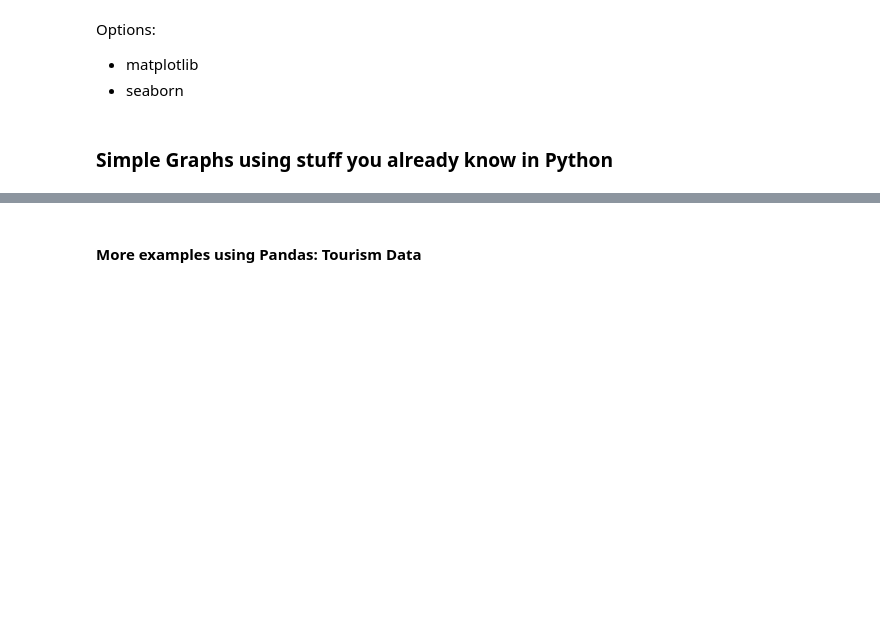
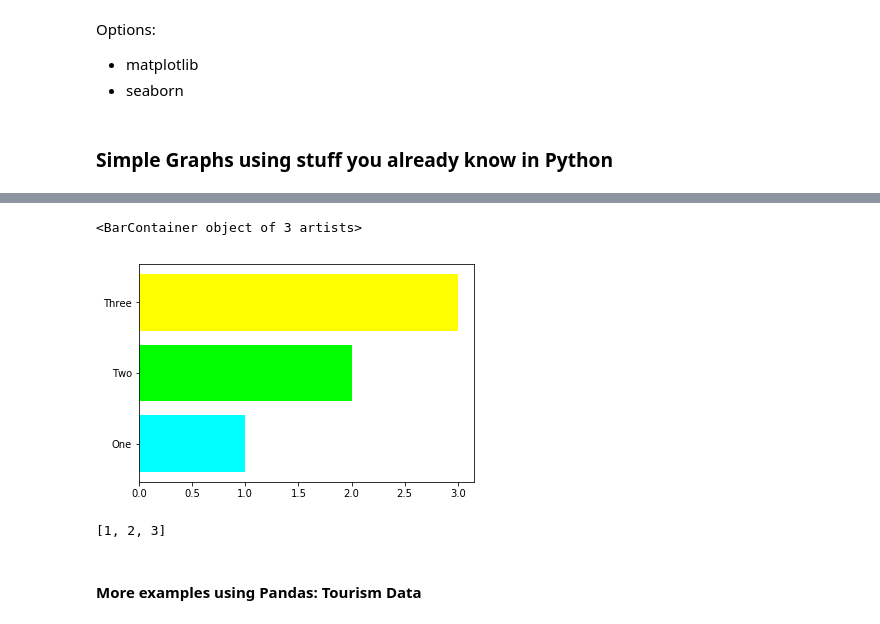
Before and after one commit to jilagan/ITMGT25-EE-ClassNotes, a Jupyter notebook: class_discussion_notebooks/Day 16 Discussions.ipynb, the cells around one changed output, grey strips where cells are left out. Drawn from its saved outputs; the diff is of its cells as text; code cells hidden in the pictures; blank space fills up the shorter version.

```diff
--- a/class_discussion_notebooks/Day 16 Discussions.ipynb
+++ b/class_discussion_notebooks/Day 16 Discussions.ipynb
@@ -81,3 +98,30 @@ ax.plot(x,y)
+# %%
+import numpy as np
+import random
+
+fig, ax = plt.subplots(1)
+
+categories = ["One", "Two", "Three"]
+
+y = [1, 2, 3]
+
+
+
+colors = ["#FF0000", "#00FF00", "#0000FF"]
+
+def determine_color(c):
+
+    i = (random.randint(0,1),random.randint(0,1),random.randint(0,1) )
+    return i
+
+ax.barh(width=y, y=categories, color=[determine_color(c) for c in y])
+# %% [output]
+<BarContainer object of 3 artists>
+[figure, added]
+# %%
+[c for c in y]
+# %% [output]
+[1, 2, 3]
 # %% [markdown]
 #### More examples using Pandas: Tourism Data
 # %%
```
Also changed, not shown: parts of 11 cells of this notebook, 5 other files.
